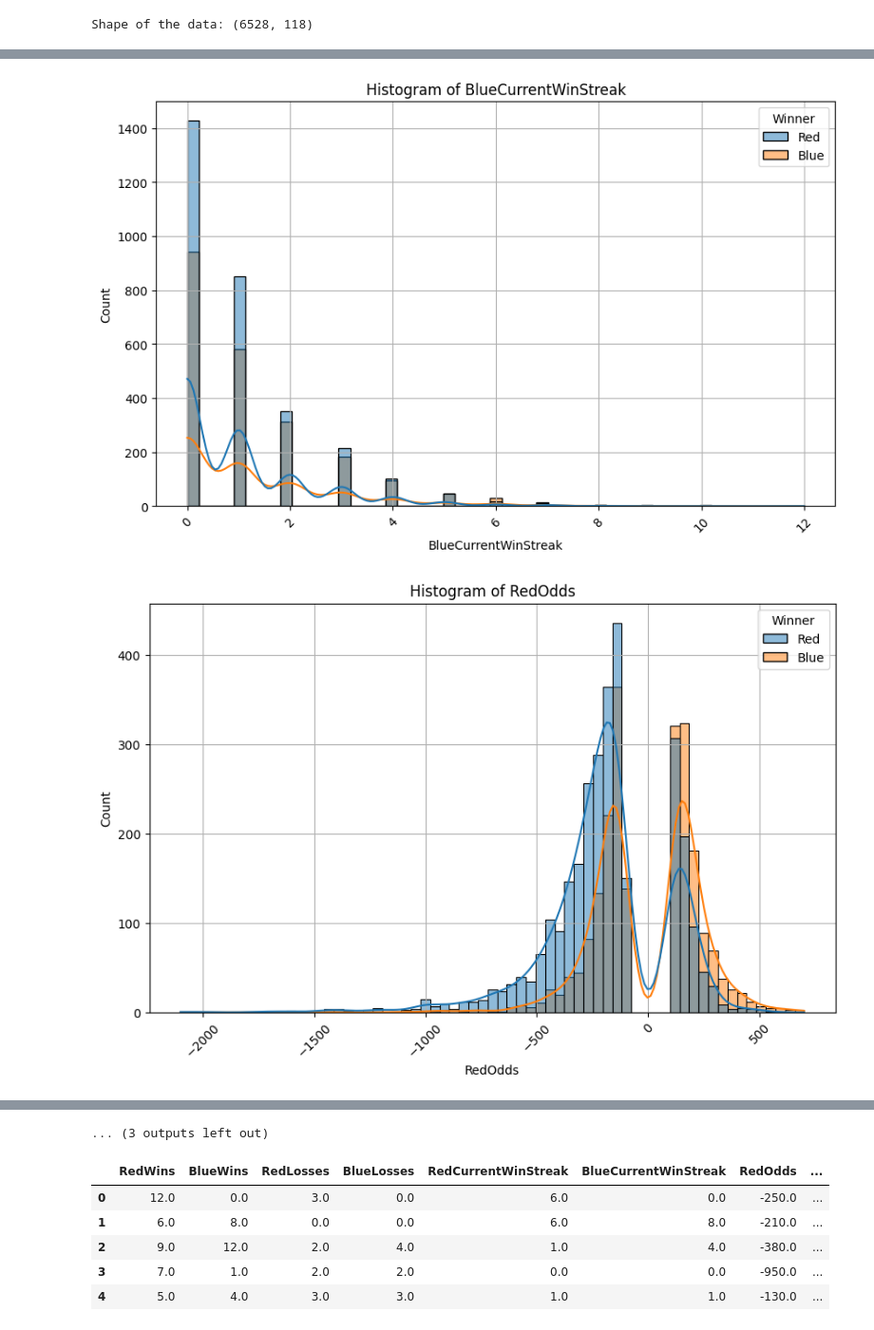
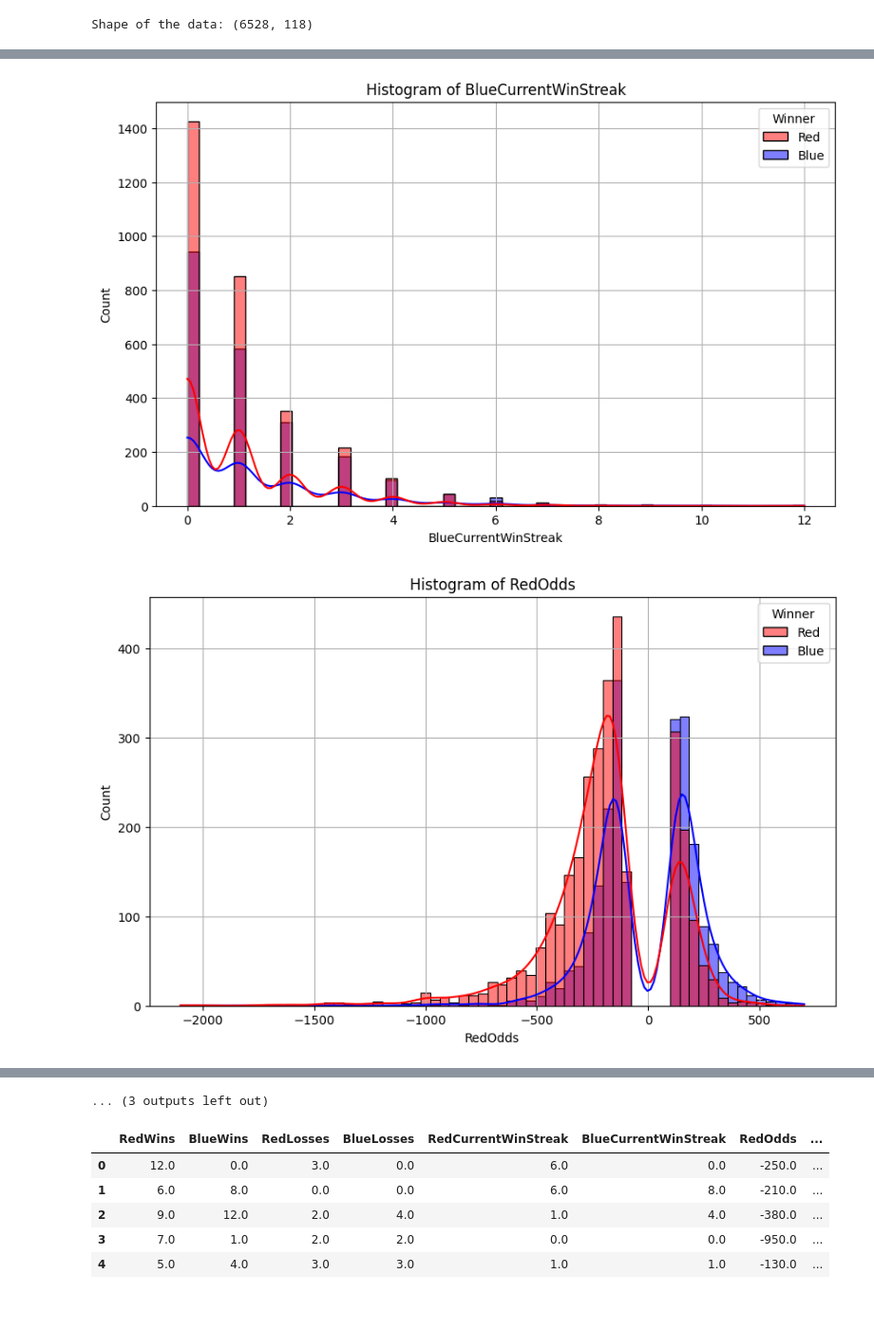
Before and after one commit to EfeDogan/ufc_data, a Jupyter notebook: ufc.ipynb, the cells around one changed output, grey strips where cells are left out. Shown at 95% size. Cells and saved outputs as stored; diff of their text form; code cells hidden in the pictures.

```diff
--- a/ufc.ipynb
+++ b/ufc.ipynb
@@ -72,9 +72,8 @@ dtype: int64
 
 for i in df:
     plt.figure(figsize=(10, 6))
-    sns.histplot(x = df[i], hue=df['Winner'], kde=True)
+    sns.histplot(x=df[i], hue=df['Winner'], kde=True, palette={'Red': 'red', 'Blue': 'blue'})
     plt.title(f'Histogram of {i}')
     plt.grid(True)
-    plt.xticks(rotation=45)
     plt.show()
 # %% [output]
@@ -86,2 +85,2 @@ for i in df:
-[figure, old version]
+[figure, new version]
-[figure, old version]
+[figure, new version]
```
Also changed, not shown: parts of 4 cells of this notebook.
